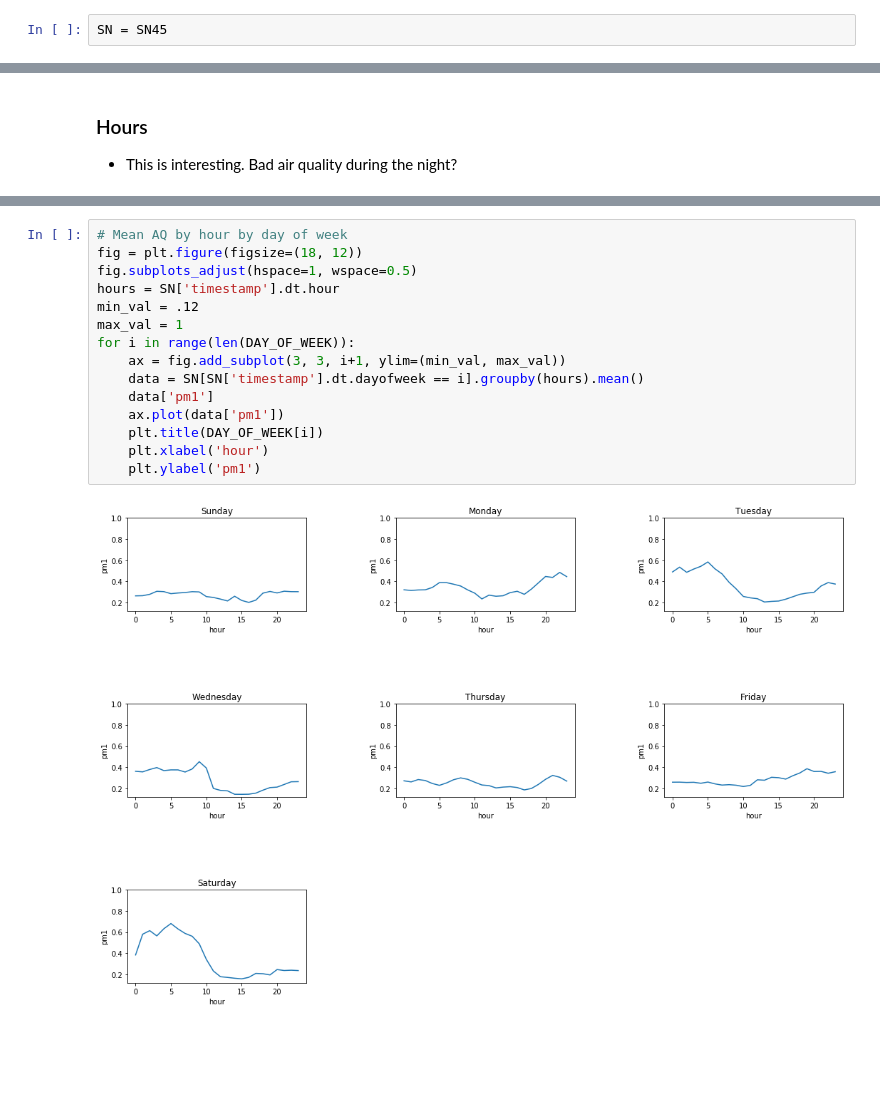
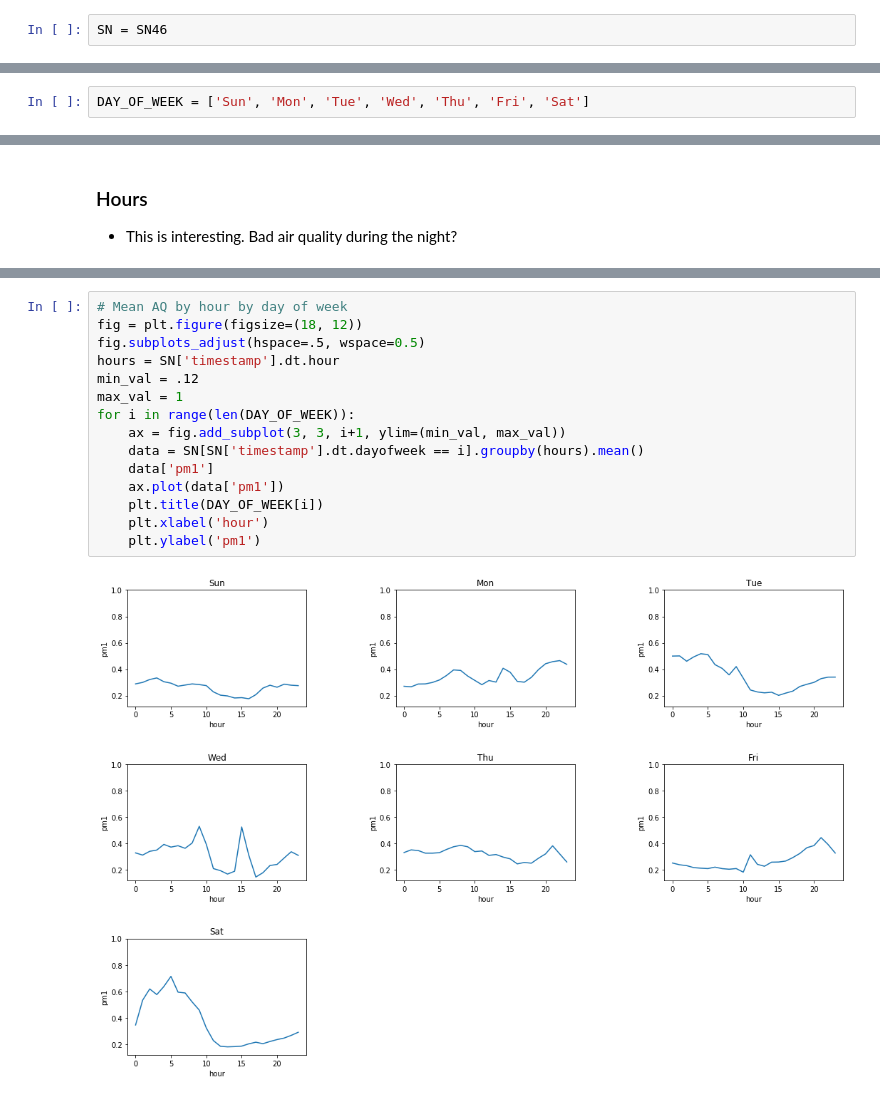
Before and after one commit to airpartners/data-analysis, a Jupyter notebook: Sensor Data Analysis-Copy1.ipynb, the cells around one changed output, grey strips where cells are left out. Cells and saved outputs as stored; diff of their text form; blank space fills up the shorter version.

```diff
--- a/Sensor Data Analysis-Copy1.ipynb
+++ b/Sensor Data Analysis-Copy1.ipynb
@@ -14,7 +14,7 @@ SN62 = pd.read_csv('data/SN000-062.csv');
 SN67 = pd.read_csv('data/SN000-067.csv');
 SN72 = pd.read_csv('data/SN000-072.csv');
 # %%
-SN = SN45
+SN = SN46
 # %%
 SN.describe()
 # %% [output]
@@ -177,3 +174,5 @@ DAY_OF_WEEK = ['Sunday', 'Monday', 'Tuesday', 'Wednesday', 'Thursday', 'Friday',
+# %%
+DAY_OF_WEEK = ['Sun', 'Mon', 'Tue', 'Wed', 'Thu', 'Fri', 'Sat']
 # %%
 for name, group in SN.groupby(SN['timestamp'].dt.dayofweek):
     group_data = group[['timestamp', 'pm1']]
@@ -223,17 +222,17 @@ Text(0, 0.5, 'pm1')
 # %%
 # Mean AQ by hour by day of week
 fig = plt.figure(figsize=(18, 12))
-fig.subplots_adjust(hspace=1, wspace=0.5)
+fig.subplots_adjust(hspace=.5, wspace=0.5)
 hours = SN['timestamp'].dt.hour
 min_val = .12
 max_val = 1
 for i in range(len(DAY_OF_WEEK)):
     ax = fig.add_subplot(3, 3, i+1, ylim=(min_val, max_val))
     data = SN[SN['timestamp'].dt.dayofweek == i].groupby(hours).mean()
     data['pm1']
     ax.plot(data['pm1'])
     plt.title(DAY_OF_WEEK[i])
     plt.xlabel('hour')
     plt.ylabel('pm1')
 # %% [output]
-[figure, old version]
+[figure, new version]
```
Also changed, not shown: parts of 12 cells of this notebook.
